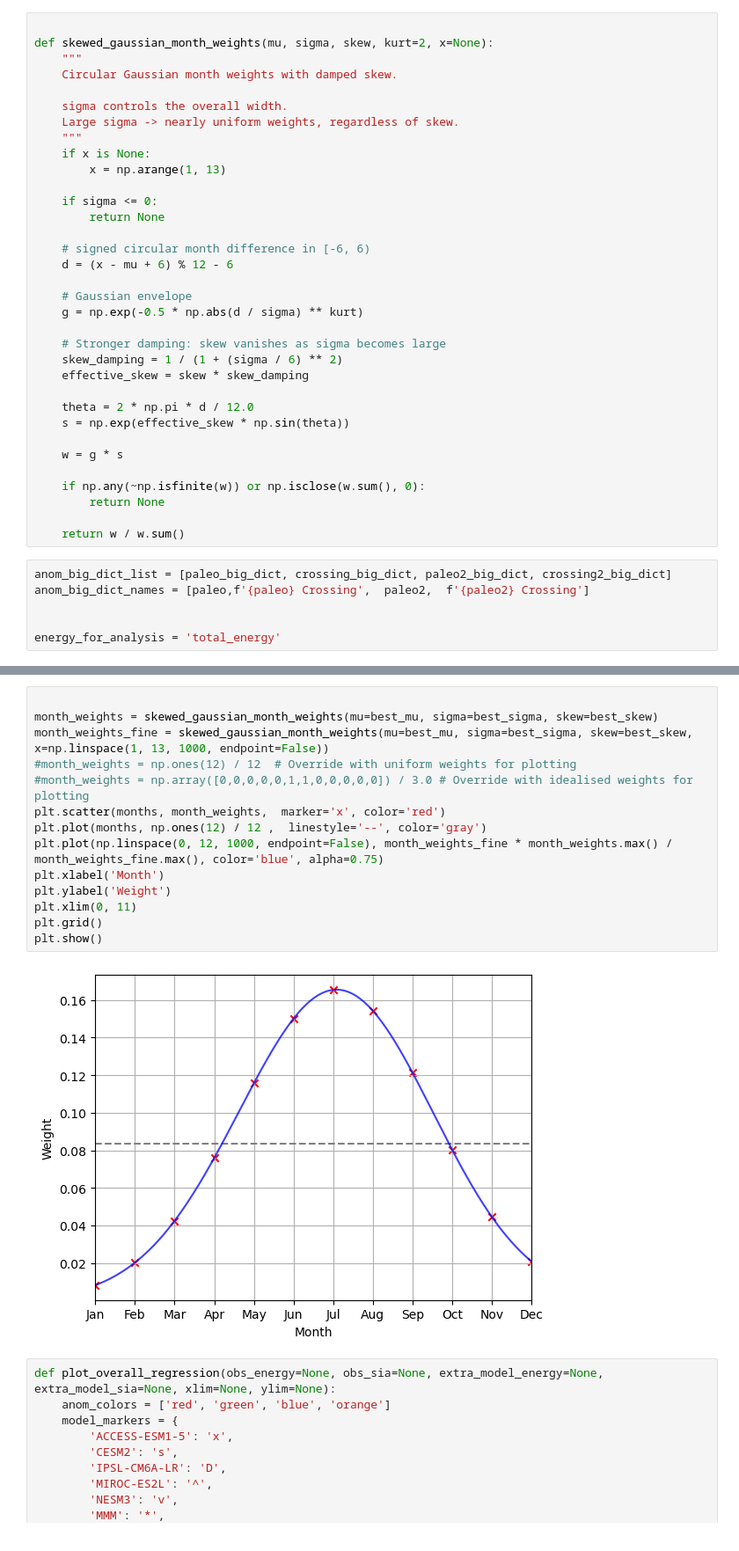
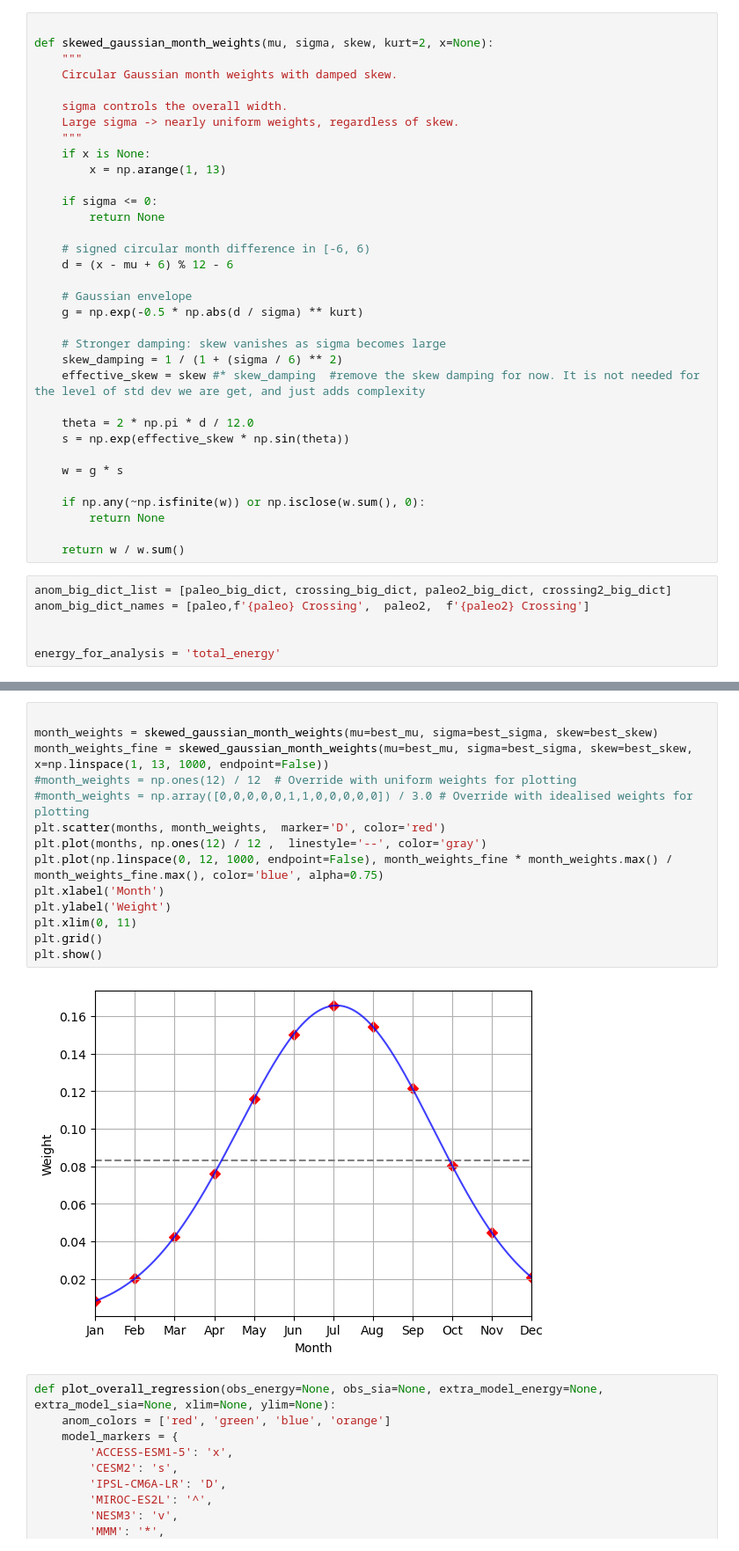
Before and after one commit to mattpollock100/FutureComparisons, a Jupyter notebook: 1pctCO2_EnergyBudget_single_model.ipynb, the cells around one changed output, grey strips where cells are left out. Shown at 88% size. Drawn from its saved outputs; the diff is of its cells as text.

```diff
--- a/1pctCO2_EnergyBudget_single_model.ipynb
+++ b/1pctCO2_EnergyBudget_single_model.ipynb
@@ -1324,7 +1324,7 @@ def skewed_gaussian_month_weights(mu, sigma, skew, kurt=2, x=None):
 
     # Stronger damping: skew vanishes as sigma becomes large
     skew_damping = 1 / (1 + (sigma / 6) ** 2)
-    effective_skew = skew * skew_damping
+    effective_skew = skew #* skew_damping  #remove the skew damping for now. It is not needed for the level of std dev we are get, and just adds complexity
 
     theta = 2 * np.pi * d / 12.0
     s = np.exp(effective_skew * np.sin(theta))
@@ -1577,19 +1577,19 @@ if use_sw_weight:
 # %%
 
 month_weights = skewed_gaussian_month_weights(mu=best_mu, sigma=best_sigma, skew=best_skew)
 month_weights_fine = skewed_gaussian_month_weights(mu=best_mu, sigma=best_sigma, skew=best_skew, x=np.linspace(1, 13, 1000, endpoint=False))
 #month_weights = np.ones(12) / 12  # Override with uniform weights for plotting
 #month_weights = np.array([0,0,0,0,0,1,1,0,0,0,0,0]) / 3.0 # Override with idealised weights for plotting
-plt.scatter(months, month_weights,  marker='x', color='red')
+plt.scatter(months, month_weights,  marker='D', color='red')
 plt.plot(months, np.ones(12) / 12 ,  linestyle='--', color='gray')
 plt.plot(np.linspace(0, 12, 1000, endpoint=False), month_weights_fine * month_weights.max() / month_weights_fine.max(), color='blue', alpha=0.75)
 plt.xlabel('Month')
 plt.ylabel('Weight')
 plt.xlim(0, 11)
 plt.grid()
 plt.show()
 # %% [output]
-[figure, old version]
+[figure, new version]
 # %%
 def plot_overall_regression(obs_energy=None, obs_sia=None, extra_model_energy=None, extra_model_sia=None, xlim=None, ylim=None):
     anom_colors = ['red', 'green', 'blue', 'orange']
```
Also changed, not shown: parts of 6 cells of this notebook.
